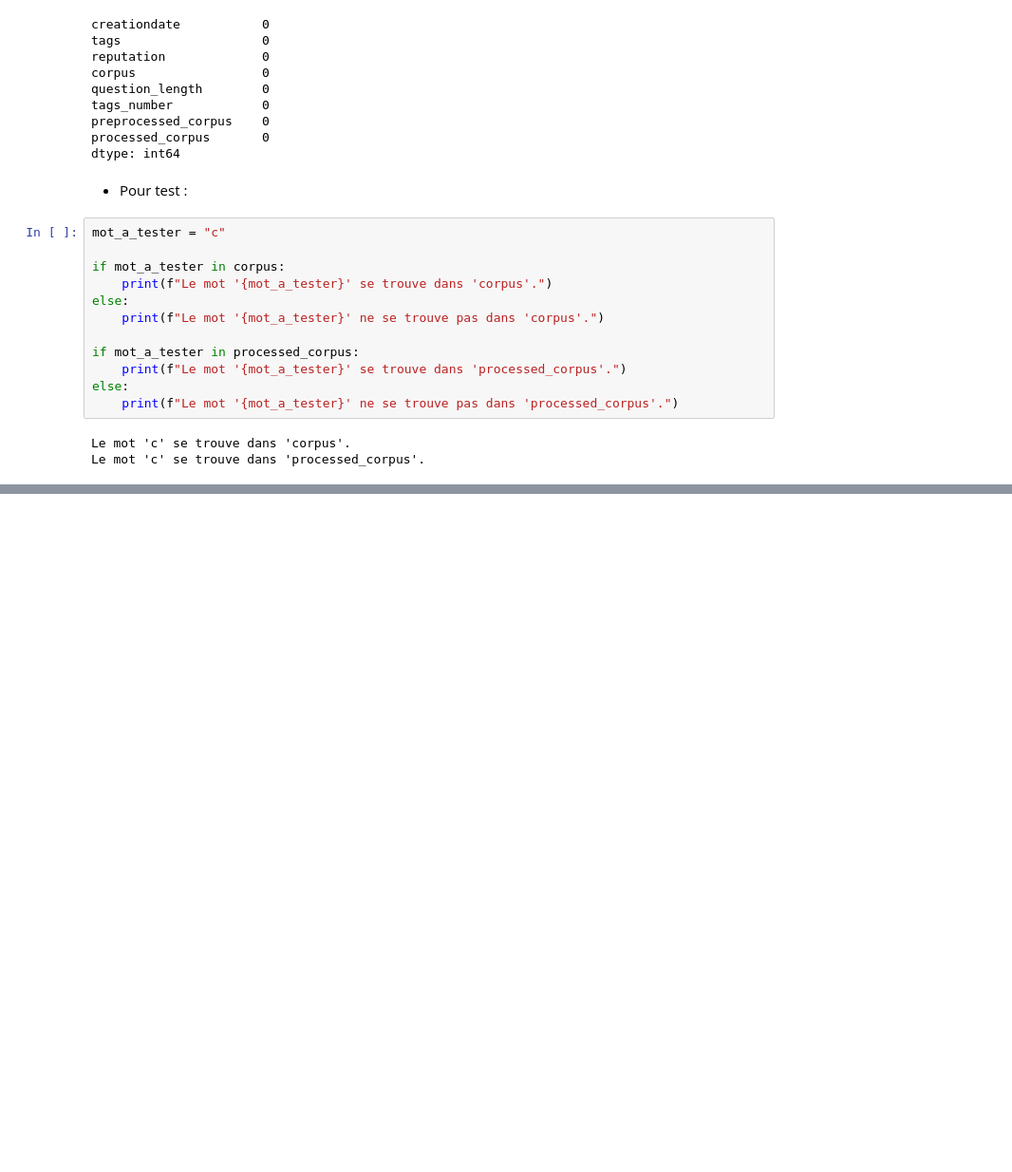
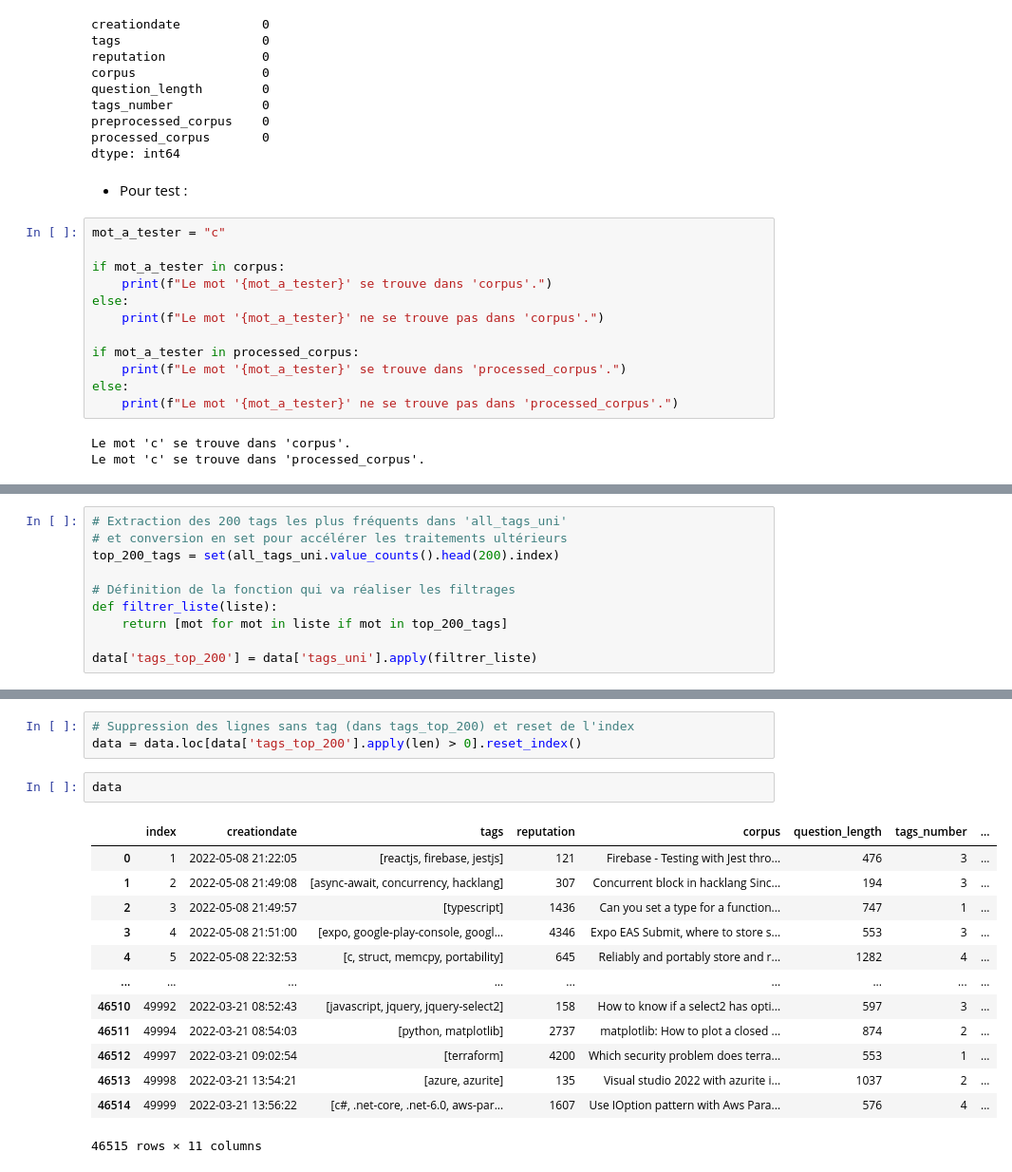
Before and after one commit to BiGHeaDMaX/Suggestion-automatique-de-mots-cles, a Jupyter notebook: 01 - Pré-traitements et Exploration.ipynb, the cells around one changed output, grey strips where cells are left out. Shown at 95% size. Saved outputs shown, nothing was run; the diff lists cells and outputs as text; blank space fills up the shorter version.

```diff
--- a/01 - Pré-traitements et Exploration.ipynb
+++ b/01 - Pré-traitements et Exploration.ipynb
@@ -1159,0 +1317,10 @@ Le mot 'c' se trouve dans 'processed_corpus'.
+# %%
+# Extraction des 200 tags les plus fréquents dans 'all_tags_uni'
+# et conversion en set pour accélérer les traitements ultérieurs
+top_200_tags = set(all_tags_uni.value_counts().head(200).index)
+
+# Définition de la fonction qui va réaliser les filtrages
+def filtrer_liste(liste):
+    return [mot for mot in liste if mot in top_200_tags]
+
+data['tags_top_200'] = data['tags_uni'].apply(filtrer_liste)
@@ -1159,0 +1335,19 @@ Le mot 'c' se trouve dans 'processed_corpus'.
+# %%
+# Suppression des lignes sans tag (dans tags_top_200) et reset de l'index
+data = data.loc[data['tags_top_200'].apply(len) > 0].reset_index()
+# %%
+data
+# %% [output]
+|  | index | creationdate | tags | reputation | corpus | question_length | tags_number | ... |
+| 0 | 1 | 2022-05-08 21:22:05 | [reactjs, firebase, jestjs] | 121 | Firebase - Testing with Jest thro... | 476 | 3 | ... |
+| 1 | 2 | 2022-05-08 21:49:08 | [async-await, concurrency, hacklang] | 307 | Concurrent block in hacklang Sinc... | 194 | 3 | ... |
+| 2 | 3 | 2022-05-08 21:49:57 | [typescript] | 1436 | Can you set a type for a function... | 747 | 1 | ... |
+| 3 | 4 | 2022-05-08 21:51:00 | [expo, google-play-console, googl... | 4346 | Expo EAS Submit, where to store s... | 553 | 3 | ... |
+| 4 | 5 | 2022-05-08 22:32:53 | [c, struct, memcpy, portability] | 645 | Reliably and portably store and r... | 1282 | 4 | ... |
+| ... | ... | ... | ... | ... | ... | ... | ... | ... |
+| 46510 | 49992 | 2022-03-21 08:52:43 | [javascript, jquery, jquery-select2] | 158 | How to know if a select2 has opti... | 597 | 3 | ... |
+| 46511 | 49994 | 2022-03-21 08:54:03 | [python, matplotlib] | 2737 | matplotlib: How to plot a closed ... | 874 | 2 | ... |
+| 46512 | 49997 | 2022-03-21 09:02:54 | [terraform] | 4200 | Which security problem does terra... | 553 | 1 | ... |
+| 46513 | 49998 | 2022-03-21 13:54:21 | [azure, azurite] | 135 | Visual studio 2022 with azurite i... | 1037 | 2 | ... |
+| 46514 | 49999 | 2022-03-21 13:56:22 | [c#, .net-core, .net-6.0, aws-par... | 1607 | Use IOption pattern with Aws Para... | 576 | 4 | ... |
+46515 rows × 11 columns
```
Also changed, not shown: parts of 33 cells of this notebook.
